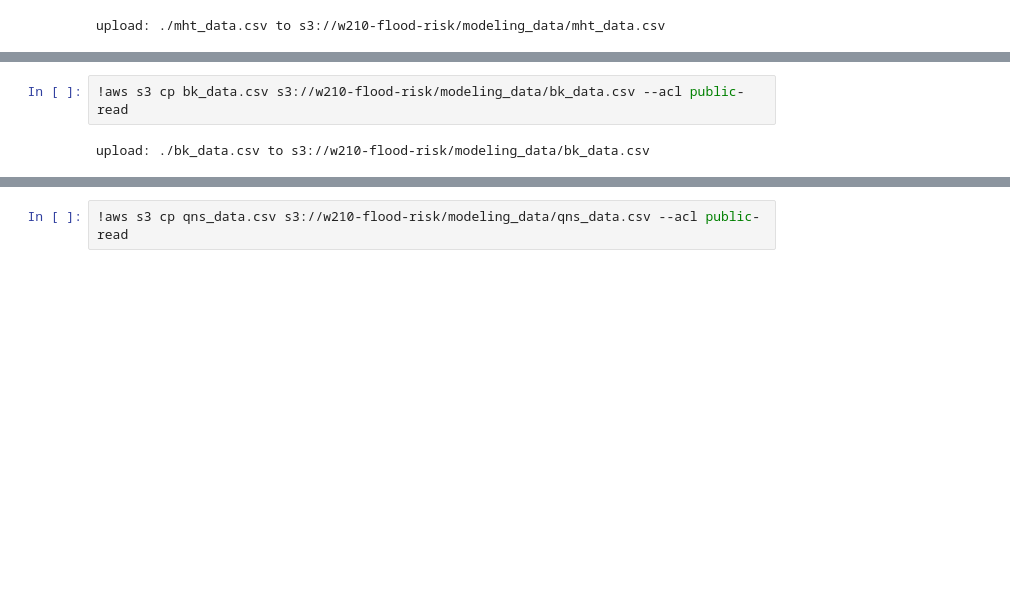
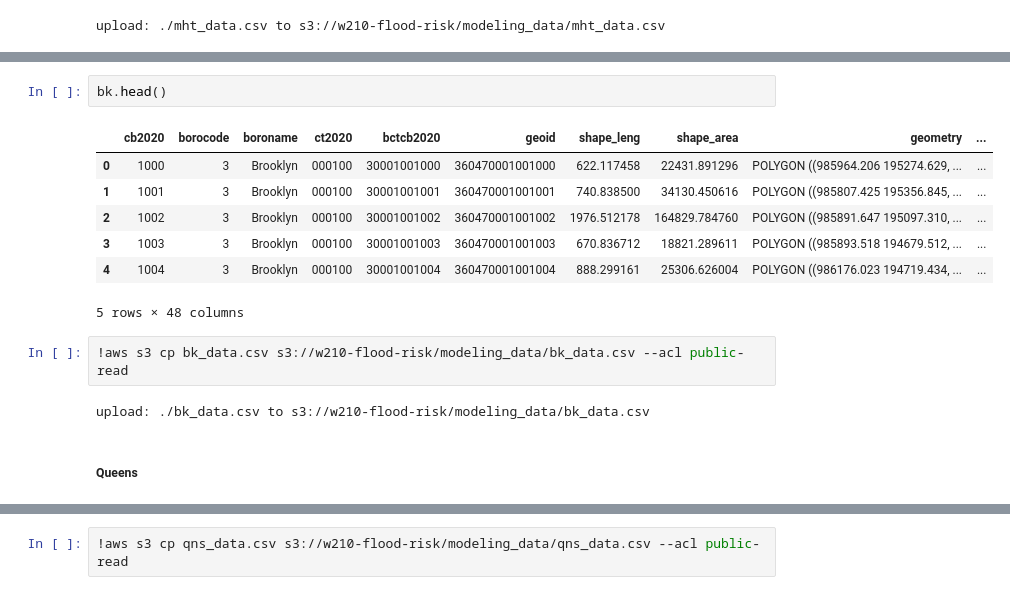
Before and after one commit to courtney-smith-97/flood-risk, a Jupyter notebook: data/data_transformation/full_modeling_dataset.ipynb, the cells around one changed output, grey strips where cells are left out. Cells and saved outputs as stored; diff of their text form; blank space fills up the shorter version.

```diff
--- a/data/data_transformation/full_modeling_dataset.ipynb
+++ b/data/data_transformation/full_modeling_dataset.ipynb
@@ -202,7 +234,19 @@ Hydrography features complete: 19.9 total time elapsed
+# %%
+bk.head()
+# %% [output]
+|  | cb2020 | borocode | boroname | ct2020 | bctcb2020 | geoid | shape_leng | shape_area | geometry | ... |
+| 0 | 1000 | 3 | Brooklyn | 000100 | 30001001000 | 360470001001000 | 622.117458 | 22431.891296 | POLYGON ((985964.206 195274.629, ... | ... |
+| 1 | 1001 | 3 | Brooklyn | 000100 | 30001001001 | 360470001001001 | 740.838500 | 34130.450616 | POLYGON ((985807.425 195356.845, ... | ... |
+| 2 | 1002 | 3 | Brooklyn | 000100 | 30001001002 | 360470001001002 | 1976.512178 | 164829.784760 | POLYGON ((985891.647 195097.310, ... | ... |
+| 3 | 1003 | 3 | Brooklyn | 000100 | 30001001003 | 360470001001003 | 670.836712 | 18821.289611 | POLYGON ((985893.518 194679.512, ... | ... |
+| 4 | 1004 | 3 | Brooklyn | 000100 | 30001001004 | 360470001001004 | 888.299161 | 25306.626004 | POLYGON ((986176.023 194719.434, ... | ... |
+5 rows × 48 columns
 # %%
 !aws s3 cp bk_data.csv s3://w210-flood-risk/modeling_data/bk_data.csv --acl public-read
 # %% [output]
 upload: ./bk_data.csv to s3://w210-flood-risk/modeling_data/bk_data.csv
+# %% [markdown]
+##### Queens
 # %%
 qns = gen_boro_dataset(cb_df, ct_df, 'Queens', 'qns')
 # %% [output]
```
Also changed, not shown: parts of 20 cells of this notebook.
